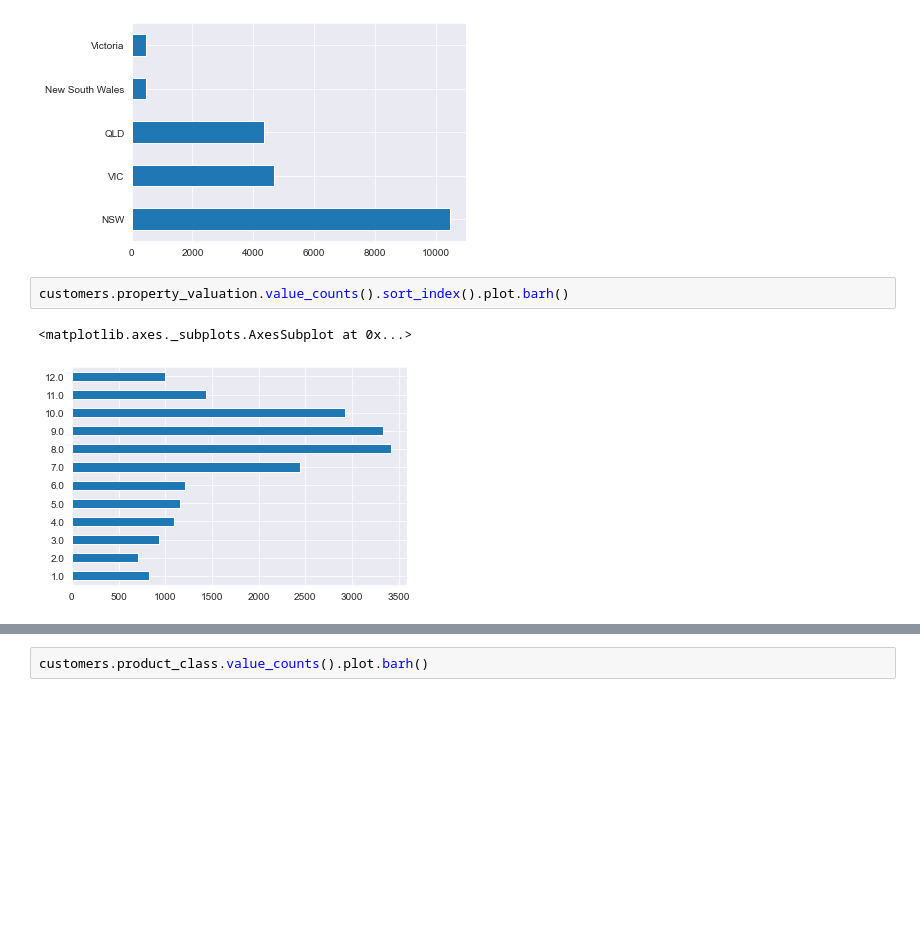
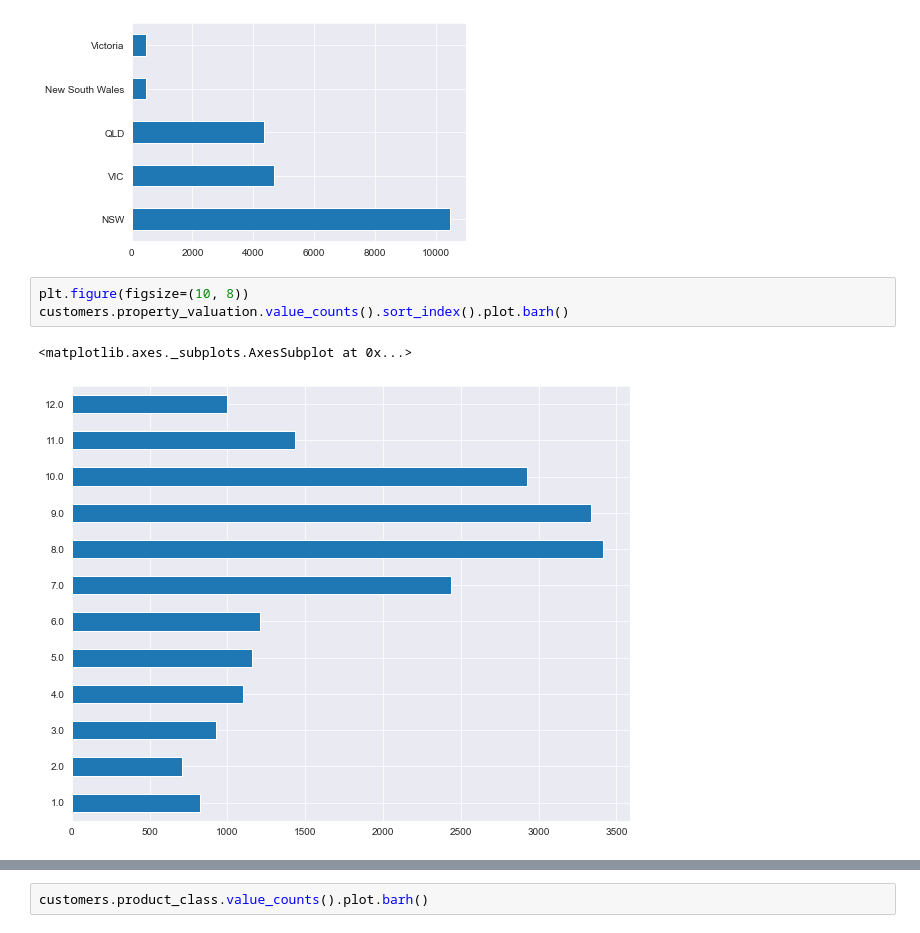
Before and after one commit to victordanok/KPMG-Forage-Internship, a Jupyter notebook: KPMG Module 1.ipynb, the cells around one changed output, grey strips where cells are left out. Saved outputs shown, nothing was run; the diff lists cells and outputs as text; blank space fills up the shorter version.

```diff
--- a/KPMG Module 1.ipynb
+++ b/KPMG Module 1.ipynb
@@ -185,8 +192,9 @@ customers.state.value_counts().plot.barh()
 <matplotlib.axes._subplots.AxesSubplot at 0x...>
 [figure]
 # %%
+plt.figure(figsize=(10, 8))
 customers.property_valuation.value_counts().sort_index().plot.barh()
 # %% [output]
 <matplotlib.axes._subplots.AxesSubplot at 0x...>
-[figure, old version]
+[figure, new version]
 # %%
```
Also changed, not shown: parts of 28 cells of this notebook, 1 other file.
